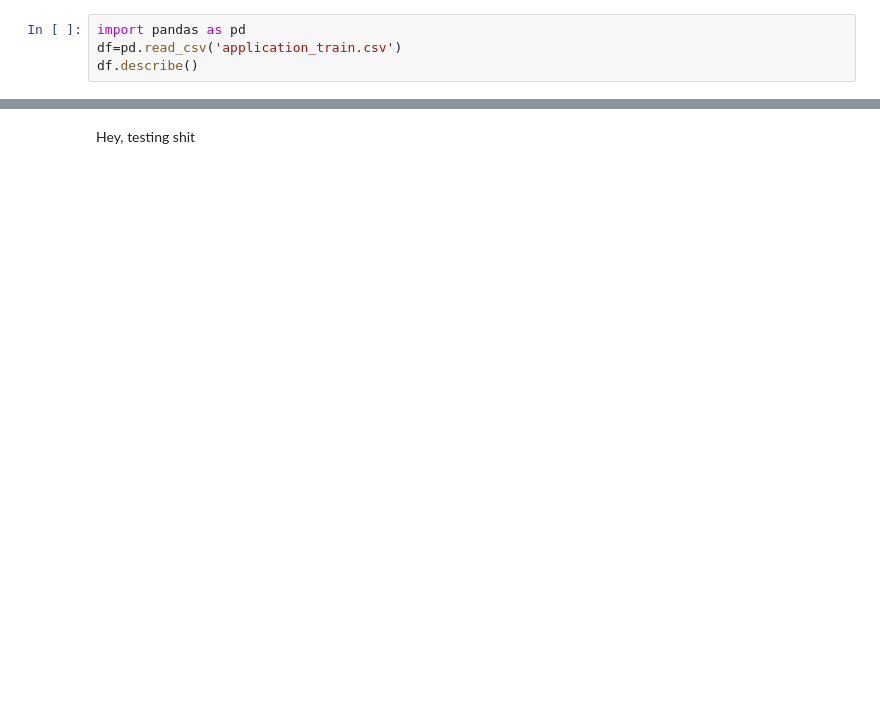
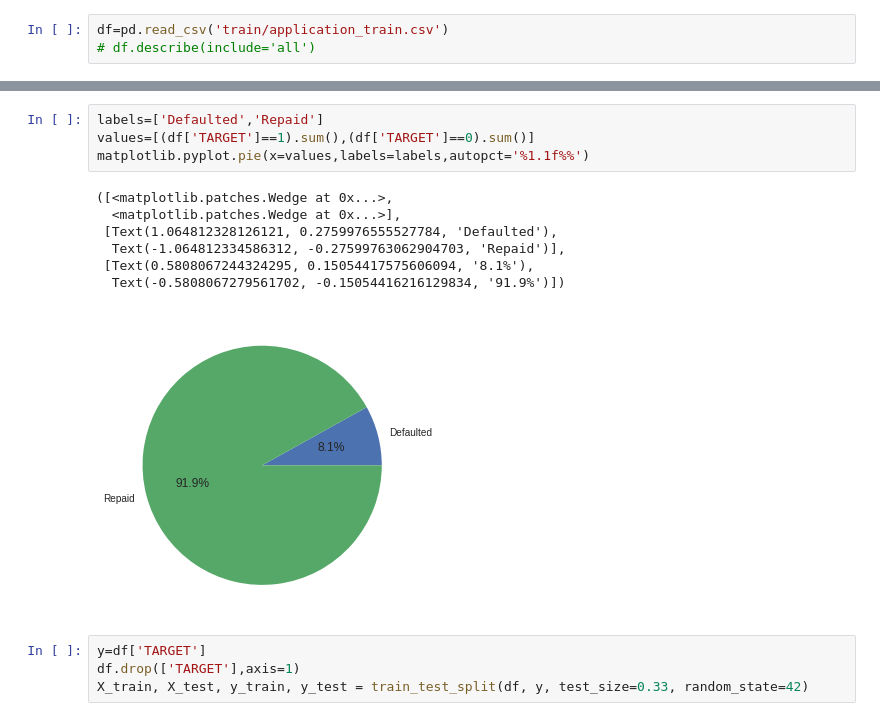
Before and after one commit to nitishmakam/LDP, a Jupyter notebook: LDP.ipynb, the cells around one changed output, grey strips where cells are left out. Drawn from its saved outputs; the diff is of its cells as text; blank space fills up the shorter version.

Commit message:
Test Train Split and Pie Charts

```diff
--- a/LDP.ipynb
+++ b/LDP.ipynb
@@ -3,4 +17,3 @@
 # %%
-import pandas as pd
-df=pd.read_csv('application_train.csv')
-df.describe()
+df=pd.read_csv('train/application_train.csv')
+# df.describe(include='all')
@@ -18,2 +20,16 @@ df.describe()
-# %% [markdown]
-Hey, testing shit
+# %%
+labels=['Defaulted','Repaid']
+values=[(df['TARGET']==1).sum(),(df['TARGET']==0).sum()]
+matplotlib.pyplot.pie(x=values,labels=labels,autopct='%1.1f%%')
+# %% [output]
+([<matplotlib.patches.Wedge at 0x...>,
+  <matplotlib.patches.Wedge at 0x...>],
+ [Text(1.064812328126121, 0.2759976555527784, 'Defaulted'),
+  Text(-1.064812334586312, -0.27599763062904703, 'Repaid')],
+ [Text(0.5808067244324295, 0.15054417575606094, '8.1%'),
+  Text(-0.5808067279561702, -0.15054416216129834, '91.9%')])
+[figure, added]
+# %%
+y=df['TARGET']
+df.drop(['TARGET'],axis=1)
+X_train, X_test, y_train, y_test = train_test_split(df, y, test_size=0.33, random_state=42)
```
Also changed, not shown: parts of 4 cells of this notebook.
